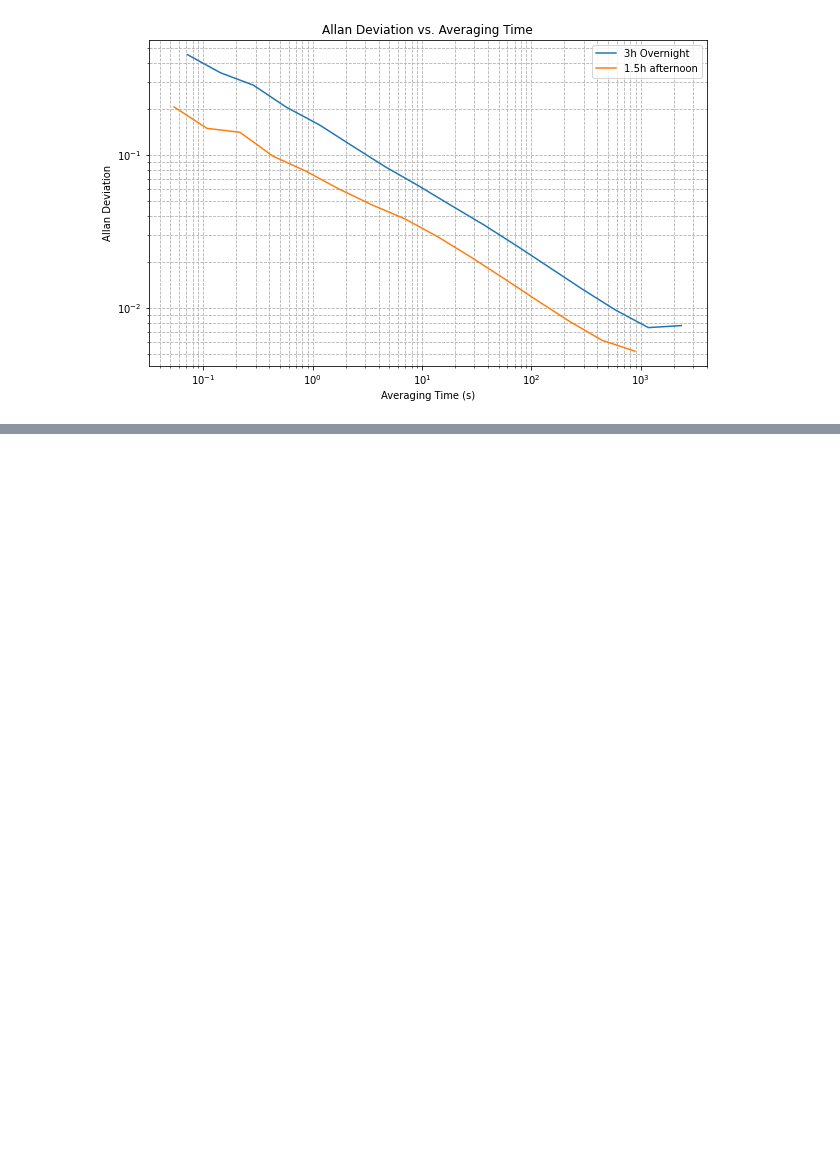
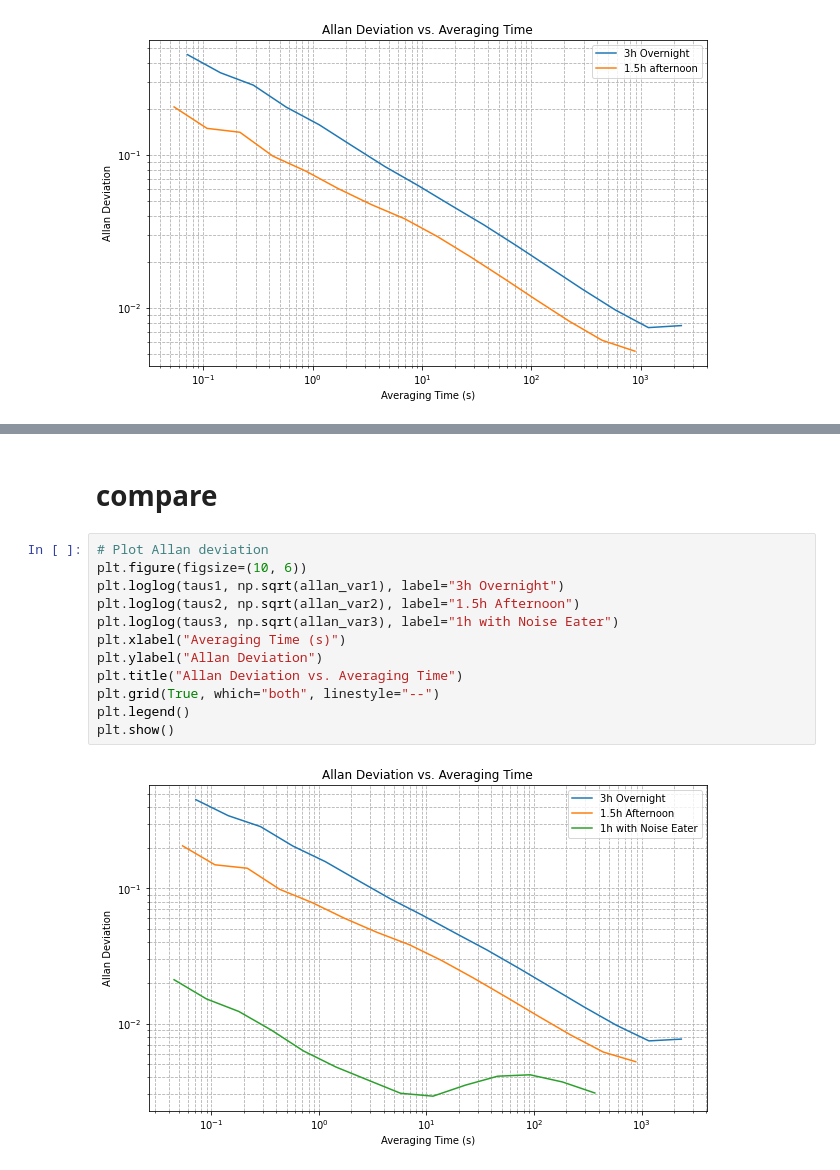
Before and after one commit to ahserhan/PSD-Calculation, a Jupyter notebook: experiment/Allan Variance.ipynb, the cells around one changed output, grey strips where cells are left out. Saved outputs shown, nothing was run; the diff lists cells and outputs as text; blank space fills up the shorter version.

```diff
--- a/experiment/Allan Variance.ipynb
+++ b/experiment/Allan Variance.ipynb
@@ -142,0 +200,16 @@ plt.show()
+# %% [markdown]
+# compare
+# %%
+# Plot Allan deviation
+plt.figure(figsize=(10, 6))
+plt.loglog(taus1, np.sqrt(allan_var1), label="3h Overnight")
+plt.loglog(taus2, np.sqrt(allan_var2), label="1.5h Afternoon")
+plt.loglog(taus3, np.sqrt(allan_var3), label="1h with Noise Eater")
+plt.xlabel("Averaging Time (s)")
+plt.ylabel("Allan Deviation")
+plt.title("Allan Deviation vs. Averaging Time")
+plt.grid(True, which="both", linestyle="--")
+plt.legend()
+plt.show()
+# %% [output]
+[figure, added]
```
Also changed, not shown: parts of 3 cells of this notebook.
